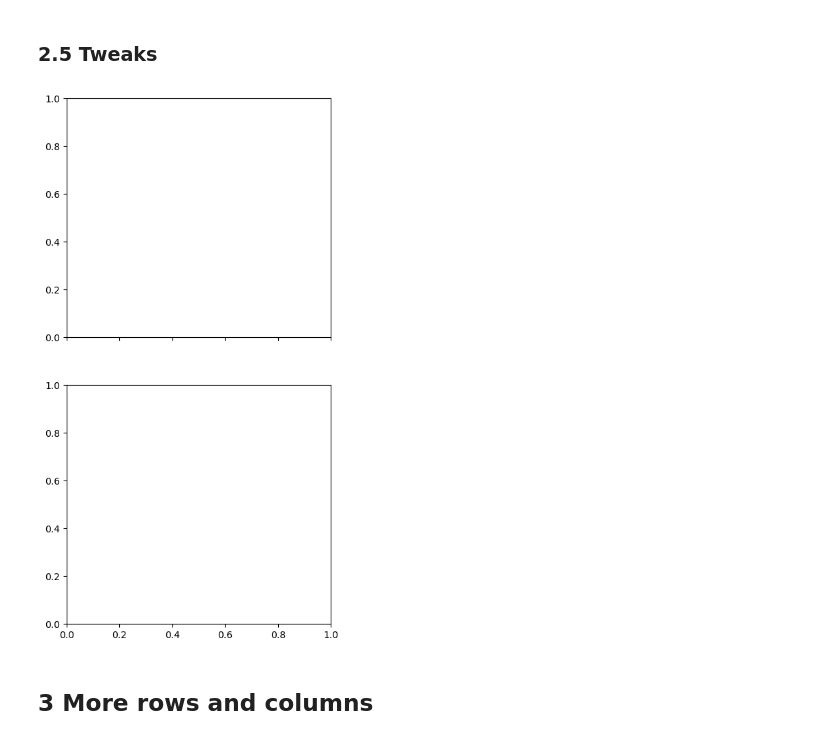
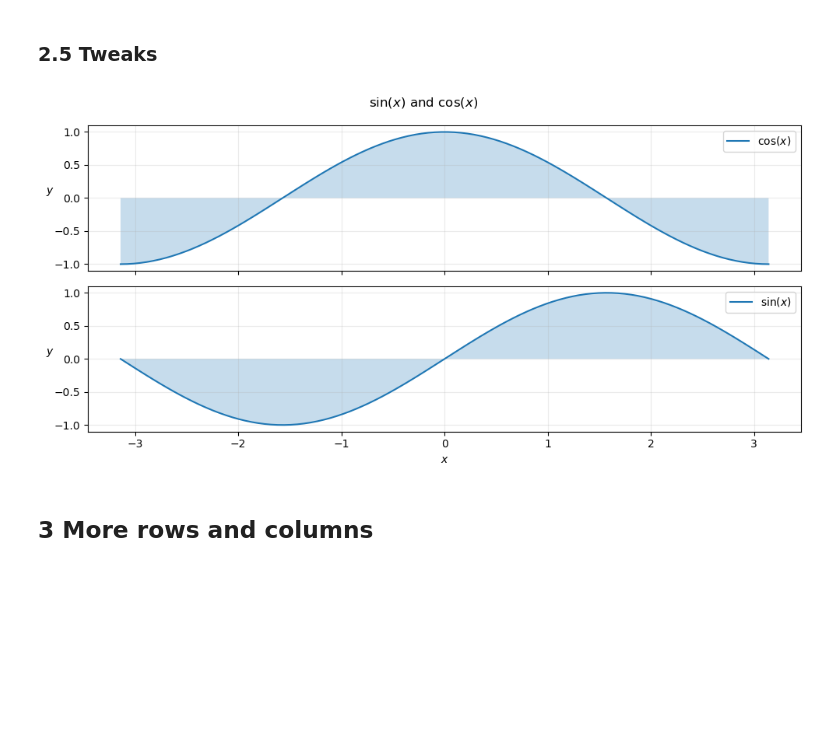
Before and after one commit to SPS-SP2273/learning-portfolio-nikitakunchur, a Jupyter notebook: plotting/plotting_(good).ipynb, the cells around one changed output. Cells and saved outputs as stored; diff of their text form; code cells hidden in the pictures; blank space fills up the shorter version.

Commit message:
plotting_good

```diff
--- a/plotting/plotting_(good).ipynb
+++ b/plotting/plotting_(good).ipynb
@@ -88,10 +88,26 @@ for a in ax: # rmbr ax is a 2d array
 ### 2.5 Tweaks
 # %%
 fig, ax = plt.subplots(nrows=2, ncols=1,
-                       figsize=(5, 10),   # 10 x 5 inches idk why its reading it from right to left
+                       figsize=(10, 5),   # 10 x 5 inches but idk why its reading from right to left
                        sharex=True)
+ax[0].plot(x, cos_x, label=r'$\cos(x)$')
+ax[0].fill_between(x, 0, cos_x, alpha=.25)
+ax[1].plot(x, sin_x, label=r'$\sin(x)$')
+ax[1].fill_between(x, 0, sin_x, alpha=.25)
+
+for a in ax:
+    a.legend()
+    a.grid(alpha=.25)
+    a.set_ylabel('$y$', rotation=0) # rotation sets angle of label so setting it to 0 means that it is horizontal
+
+ax[1].set_xlabel('$x$')
+
+fig.suptitle(r'$\sin(x)$ and $\cos(x)$')
+fig.tight_layout()
+
+plt.show()
 # %% [output]
-[figure, old version]
+[figure, new version]
 # %% [markdown]
 ## 3 More rows and columns
 # %% [markdown]
```
Also changed, not shown: parts of 20 cells of this notebook, 3 other files.
